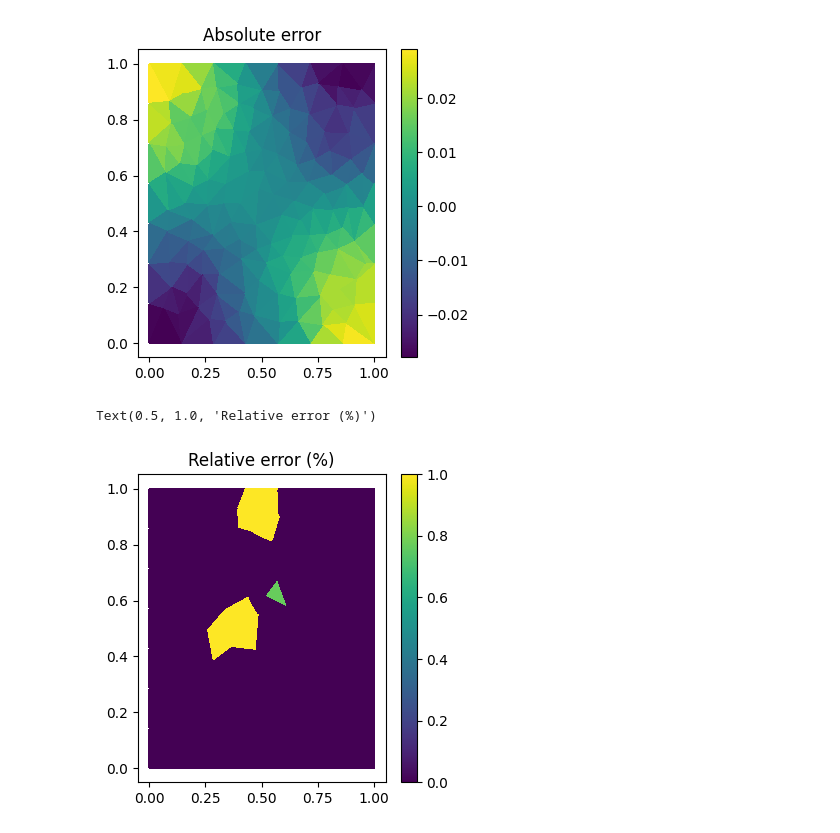
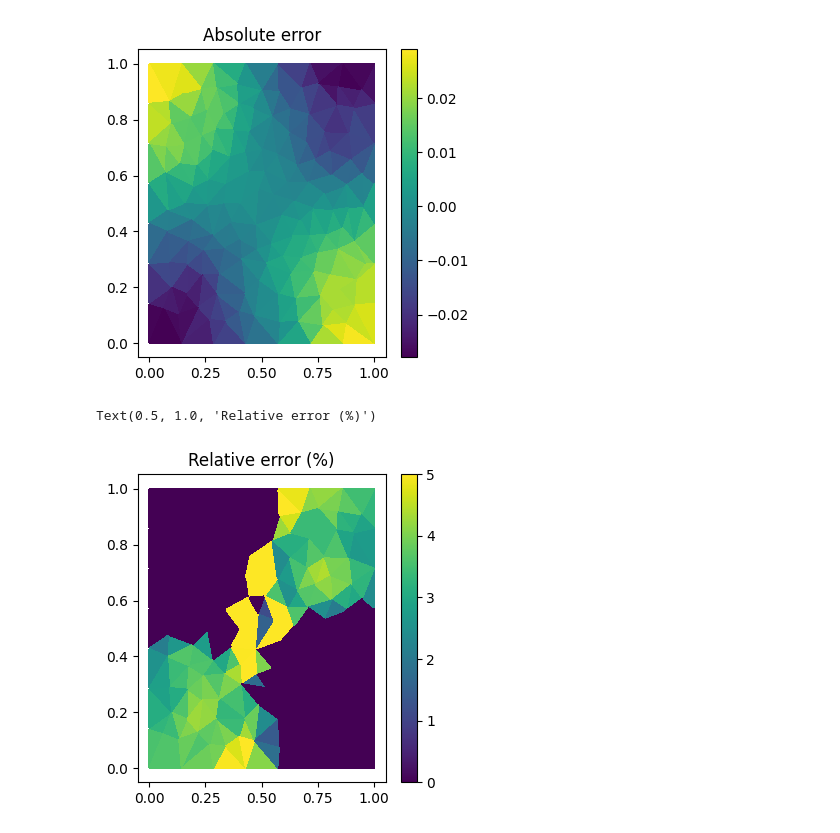
Before and after one commit to SteveRunser/fem, a Jupyter notebook: 3_3d_heat_eq_neuman_bc.ipynb, the cells around one changed output. Drawn from its saved outputs; the diff is of its cells as text; code cells hidden in the pictures.

```diff
--- a/3_3d_heat_eq_neuman_bc.ipynb
+++ b/3_3d_heat_eq_neuman_bc.ipynb
@@ -253,12 +251,12 @@ Text(0.5, 1.0, 'Absolute error')
 # %%
 #Relative error
 
-relative_error = (sol - analytical_solution) *100.0 / analytical_solution
+relative_error = np.abs(sol - analytical_solution) *100.0 / analytical_solution
 
 plt.figure(figsize=(4, 4))
-plt.tripcolor(mesh.vertices[:, 0], mesh.vertices[:, 1], mesh.faces, relative_error, shading='flat', vmax=1, vmin=0)
+plt.tripcolor(mesh.vertices[:, 0], mesh.vertices[:, 1], mesh.faces, relative_error, shading='flat', vmax=5, vmin=0)
 plt.colorbar()
 plt.title('Relative error (%)')
 # %% [output]
 Text(0.5, 1.0, 'Relative error (%)')
-[figure, old version]
+[figure, new version]
```
Also changed, not shown: parts of 1 cell of this notebook, 3 other files.
